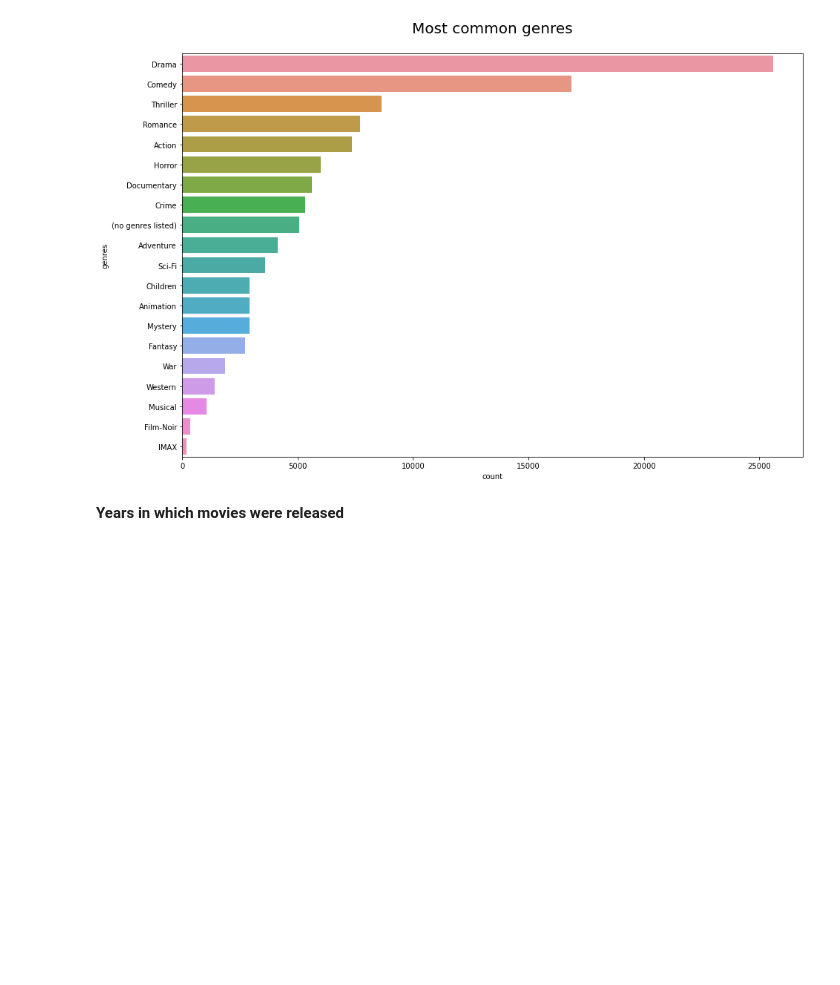
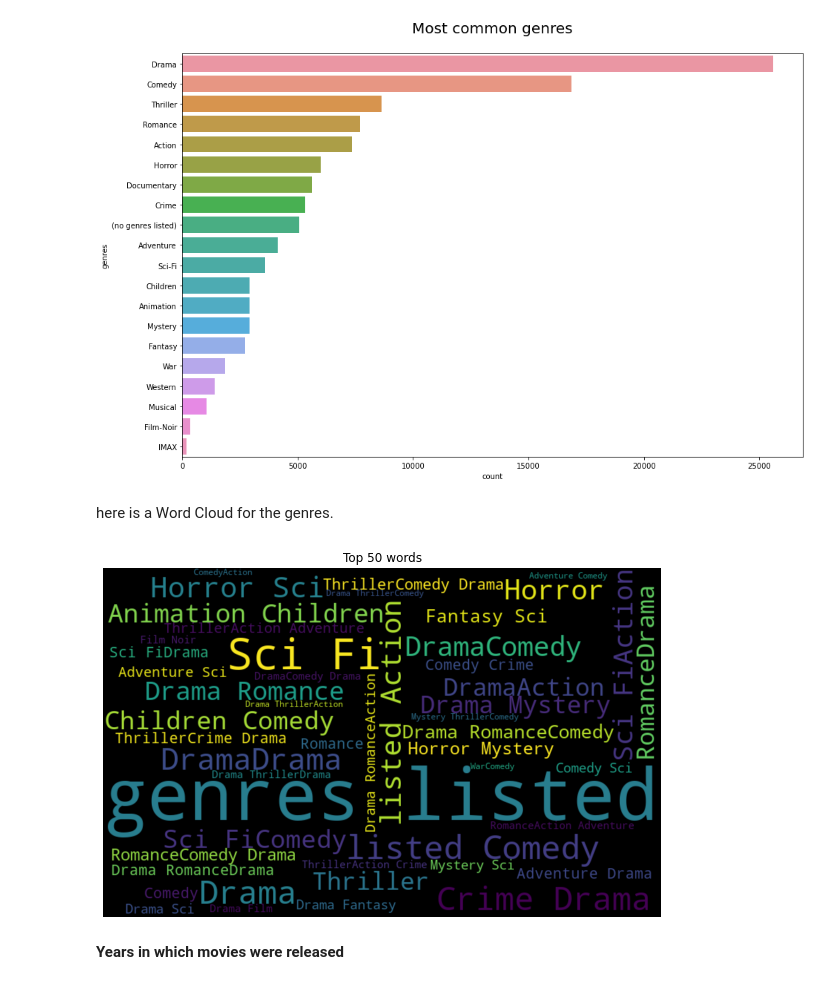
Before and after one commit to kmoketo-dev/Unsurpervised-Learning-Predict, a Jupyter notebook: unsupervised-movie-recommendation-zm6.ipynb, the cells around one changed output. Drawn from its saved outputs; the diff is of its cells as text; code cells hidden in the pictures; blank space fills up the shorter version.

```diff
--- a/unsupervised-movie-recommendation-zm6.ipynb
+++ b/unsupervised-movie-recommendation-zm6.ipynb
@@ -450,3 +454,19 @@ from
+# %% [markdown]
+here is a Word Cloud for the genres.
+# %%
+import wordcloud
+all_words = ''.join([label for label in df_movies['genres']])
+# %%
+from wordcloud import WordCloud
+wordcloud = WordCloud(width=800, height=500, random_state=21, max_font_size=110, max_words=50).generate(all_words)
+plt.figure(figsize=(10,7))
+plt.imshow(wordcloud, interpolation='bilinear')
+plt.axis('off')
+plt.title('Top 50 words')
+
+plt.show()
+# %% [output]
+[figure, added]
 # %%
 dates = []
 for title in df_movies['title']:
```
Also changed, not shown: parts of 11 cells of this notebook.
